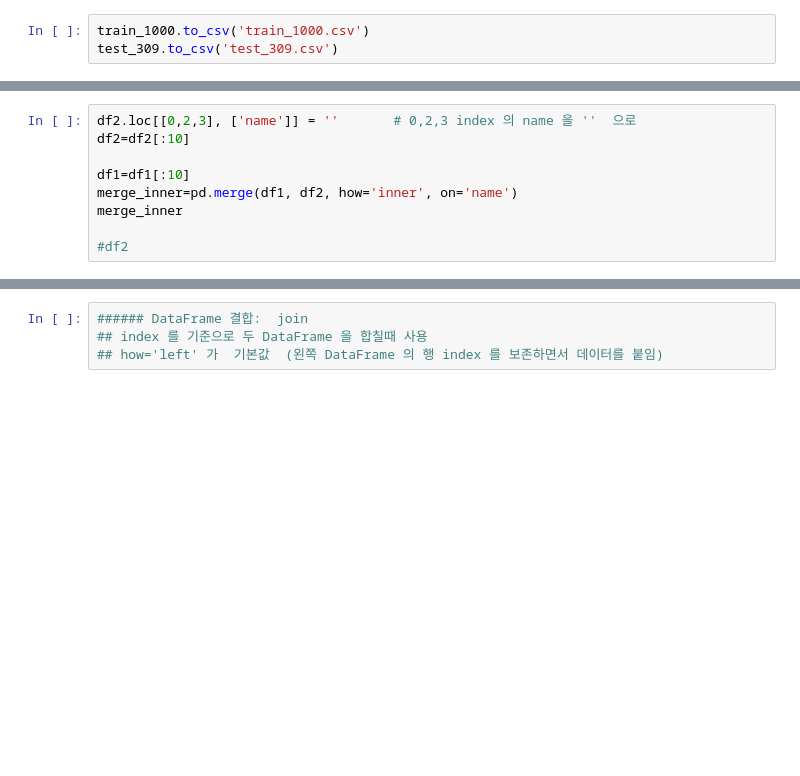
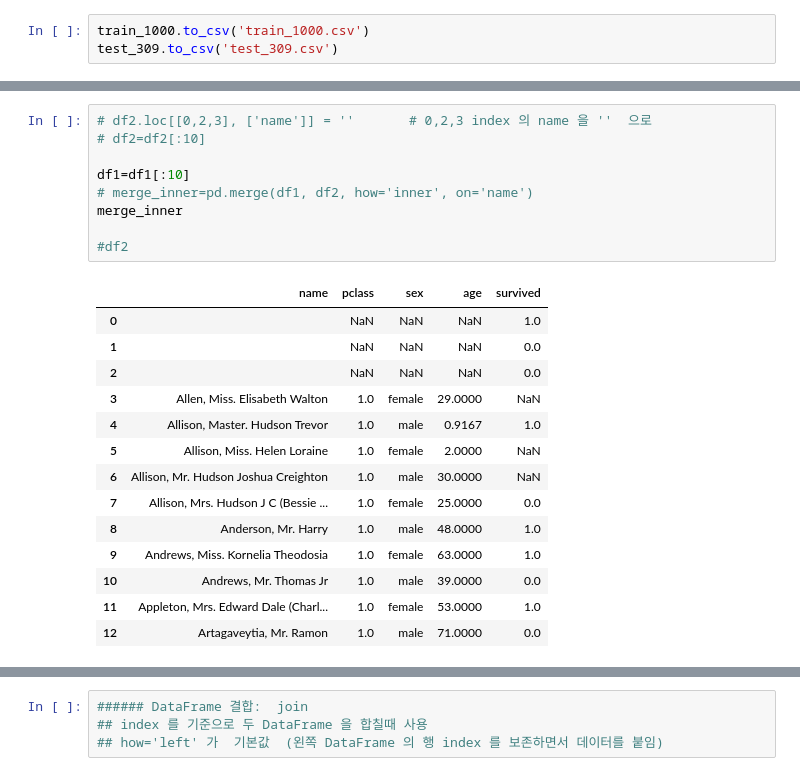
Before and after one commit to ismoil201/titanik_-, a Jupyter notebook: ch6_02.ipynb, the cells around one changed output, grey strips where cells are left out. Saved outputs shown, nothing was run; the diff lists cells and outputs as text; blank space fills up the shorter version.

```diff
--- a/ch6_02.ipynb
+++ b/ch6_02.ipynb
@@ -48,12 +125,27 @@ merge_inner
 # %%
-df2.loc[[0,2,3], ['name']] = ''       # 0,2,3 index 의 name 을 ''  으로
-df2=df2[:10]
+# df2.loc[[0,2,3], ['name']] = ''       # 0,2,3 index 의 name 을 ''  으로
+# df2=df2[:10]
 
 df1=df1[:10]
-merge_inner=pd.merge(df1, df2, how='inner', on='name')
+# merge_inner=pd.merge(df1, df2, how='inner', on='name')
 merge_inner
 
 #df2
+# %% [output]
+|  | name | pclass | sex | age | survived |
+| 0 |  | NaN | NaN | NaN | 1.0 |
+| 1 |  | NaN | NaN | NaN | 0.0 |
+| 2 |  | NaN | NaN | NaN | 0.0 |
+| 3 | Allen, Miss. Elisabeth Walton | 1.0 | female | 29.0000 | NaN |
+| 4 | Allison, Master. Hudson Trevor | 1.0 | male | 0.9167 | 1.0 |
+| 5 | Allison, Miss. Helen Loraine | 1.0 | female | 2.0000 | NaN |
+| 6 | Allison, Mr. Hudson Joshua Creighton | 1.0 | male | 30.0000 | NaN |
+| 7 | Allison, Mrs. Hudson J C (Bessie ... | 1.0 | female | 25.0000 | 0.0 |
+| 8 | Anderson, Mr. Harry | 1.0 | male | 48.0000 | 1.0 |
+| 9 | Andrews, Miss. Kornelia Theodosia | 1.0 | female | 63.0000 | 1.0 |
+| 10 | Andrews, Mr. Thomas Jr | 1.0 | male | 39.0000 | 0.0 |
+| 11 | Appleton, Mrs. Edward Dale (Charl... | 1.0 | female | 53.0000 | 1.0 |
+| 12 | Artagaveytia, Mr. Ramon | 1.0 | male | 71.0000 | 0.0 |
 # %%
 df1=df1[:10]
 df1
```
Also changed, not shown: parts of 34 cells of this notebook, 10 other files.
